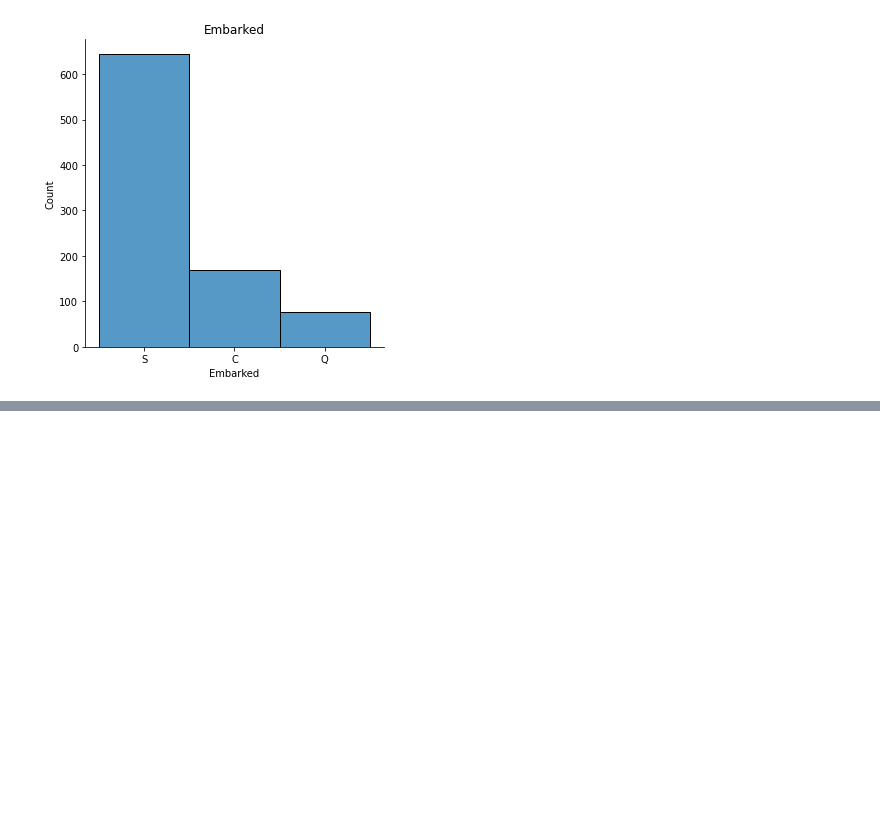
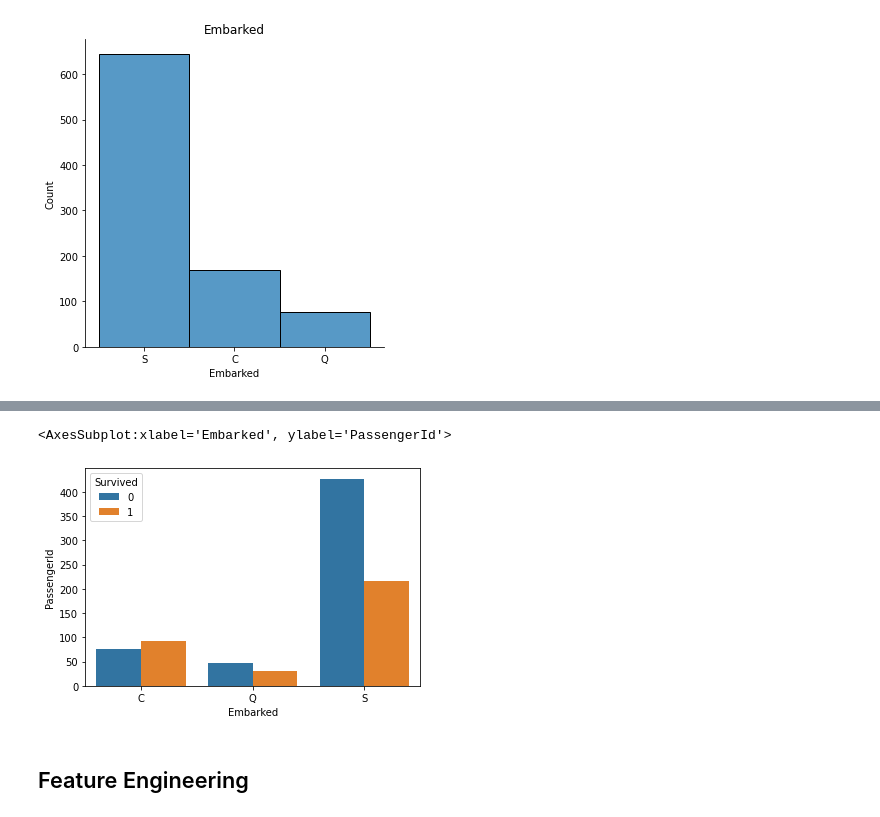
Before and after one commit to iwutung/Titanic-Machine-Learning-from-Disaster, a Jupyter notebook: Titanic-notebook.ipynb, the cells around one changed output, grey strips where cells are left out. Drawn from its saved outputs; the diff is of its cells as text; code cells hidden in the pictures; blank space fills up the shorter version.

Commit message:
include partial feature engineering

```diff
--- a/Titanic-notebook.ipynb
+++ b/Titanic-notebook.ipynb
@@ -166,0 +118,9 @@ plt.show()
+# %%
+# We try to see how port of embarkation would affect Survival
+port_df = train_df[['PassengerId','Survived','Embarked']].groupby(['Survived','Embarked']).count().reset_index()
+sns.barplot(data=port_df,x='Embarked', y='PassengerId', hue='Survived')
+# %% [output]
+<AxesSubplot:xlabel='Embarked', ylabel='PassengerId'>
+[figure, added]
+# %% [markdown]
+## Feature Engineering
```
Also changed, not shown: parts of 14 cells of this notebook.
